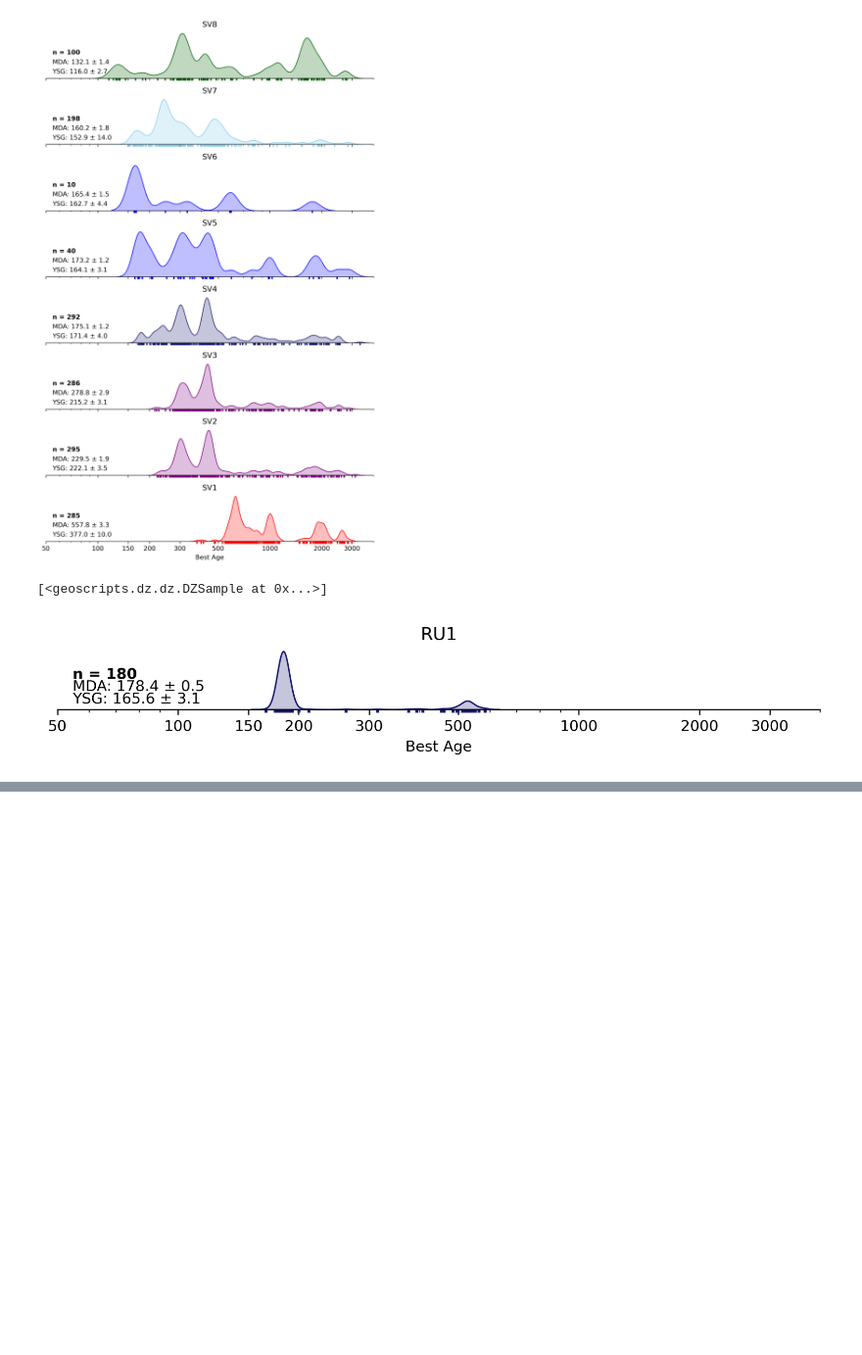
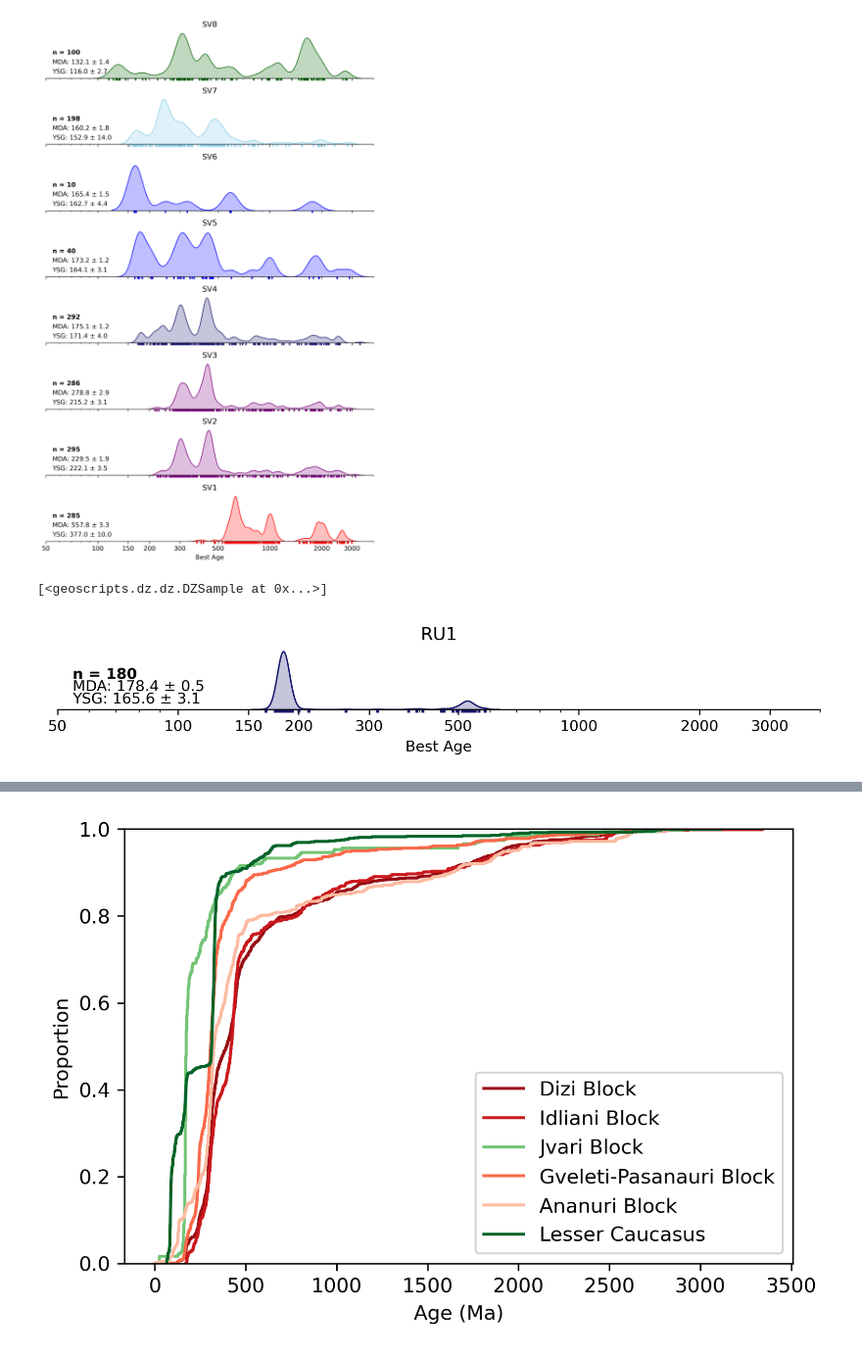
Before and after one commit to dyvasey/dz-caucasus, a Jupyter notebook: figs.ipynb, the cells around one changed output, grey strips where cells are left out. Shown at 98% size. Cells and saved outputs as stored; diff of their text form; code cells hidden in the pictures; blank space fills up the shorter version.

```diff
--- a/figs.ipynb
+++ b/figs.ipynb
@@ -153,0 +249,10 @@ plot_fault_block(ru,save=True,filename='ru.pdf',method=None,bw_adjust=0.2,ticks=
+# %%
+fig,ax = plt.subplots(1,dpi=300)
+for smp in allblocks:
+    smp.cad(ax=ax,color=color_dict[smp])
+
+plt.legend()
+
+fig.savefig('cad.pdf')
+# %% [output]
+[figure, added]
```
Also changed, not shown: parts of 5 cells of this notebook, 1 other file.
